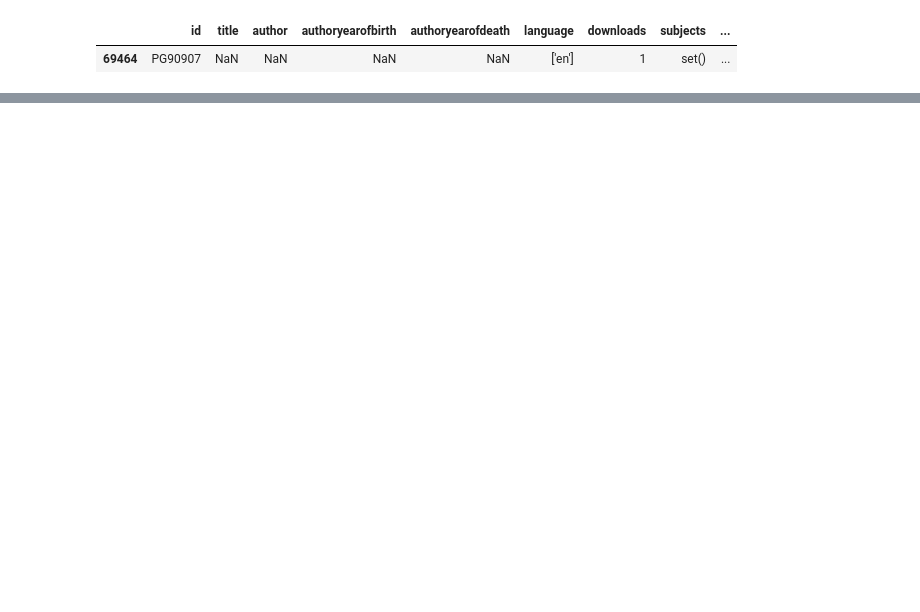
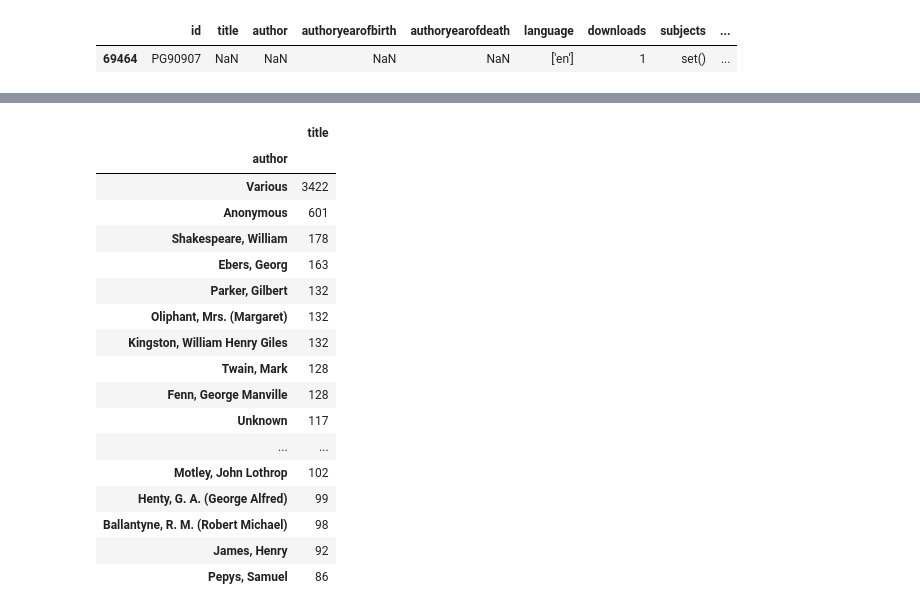
Before and after one commit to tomoumer/discovery_of_writing_differences, a Jupyter notebook: notebooks/data_exploration.ipynb, the cells around one changed output, grey strips where cells are left out. Cells and saved outputs as stored; diff of their text form; code cells hidden in the pictures; blank space fills up the shorter version.

```diff
--- a/notebooks/data_exploration.ipynb
+++ b/notebooks/data_exploration.ipynb
@@ -156,0 +199,21 @@ library.loc[library['language'].str.find('en') > -1]
+# %%
+library_en.groupby('author')[['title']].count().sort_values(by='title', ascending=False).head(20)
+# %% [output]
+|  | title |
+| author |  |
+| Various | 3422 |
+| Anonymous | 601 |
+| Shakespeare, William | 178 |
+| Ebers, Georg | 163 |
+| Parker, Gilbert | 132 |
+| Oliphant, Mrs. (Margaret) | 132 |
+| Kingston, William Henry Giles | 132 |
+| Twain, Mark | 128 |
+| Fenn, George Manville | 128 |
+| Unknown | 117 |
+| ... | ... |
+| Motley, John Lothrop | 102 |
+| Henty, G. A. (George Alfred) | 99 |
+| Ballantyne, R. M. (Robert Michael) | 98 |
+| James, Henry | 92 |
+| Pepys, Samuel | 86 |
```
Also changed, not shown: parts of 33 cells of this notebook.
